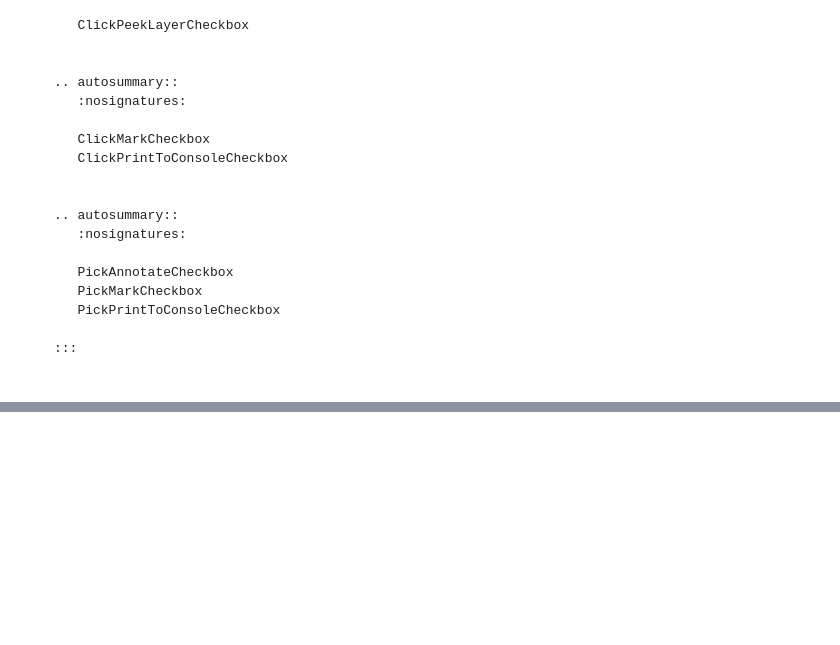
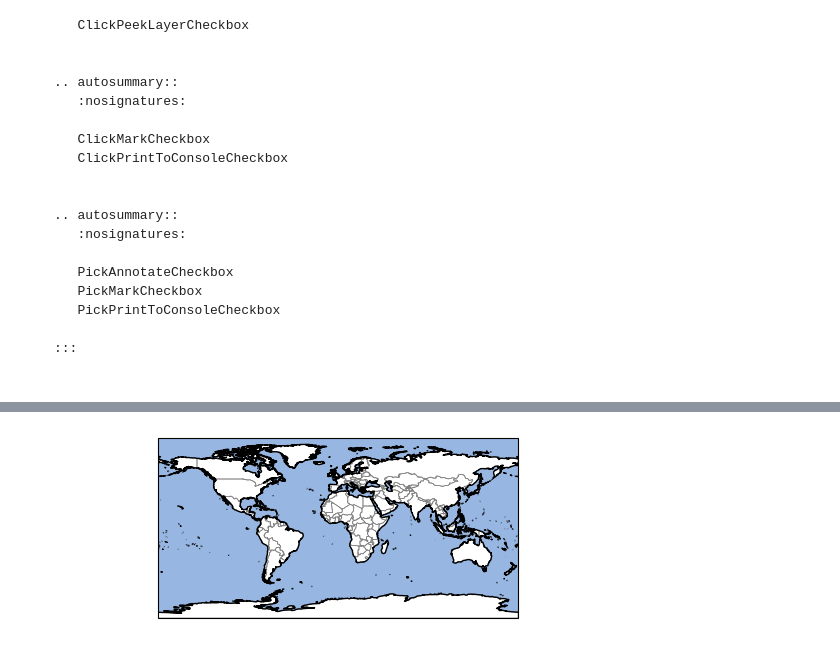
Before and after one commit to raphaelquast/EOmaps, a Jupyter notebook: docs/notebooks/widgets.ipynb, the cells around one changed output, grey strips where cells are left out. Saved outputs shown, nothing was run; the diff lists cells and outputs as text; code cells hidden in the pictures; blank space fills up the shorter version.

```diff
--- a/docs/notebooks/widgets.ipynb
+++ b/docs/notebooks/widgets.ipynb
@@ -134,0 +112,13 @@ LayerToggleButtons(description='Layers', index=1, options=('Countries', 'Ocean',
+# %%
+%matplotlib widget
+from eomaps import Maps, widgets
+
+m = Maps(figsize=(6, 2), layer="coastline")
+m.add_feature.preset.coastline()
+
+m.add_feature.preset.countries(layer="countries")
+m.add_feature.preset.ocean(layer="ocean")
+m.show_layer("ocean", "countries", "coastline")
+m.show()
+# %% [output]
+[figure, added]
```
Also changed, not shown: parts of 9 cells of this notebook.
